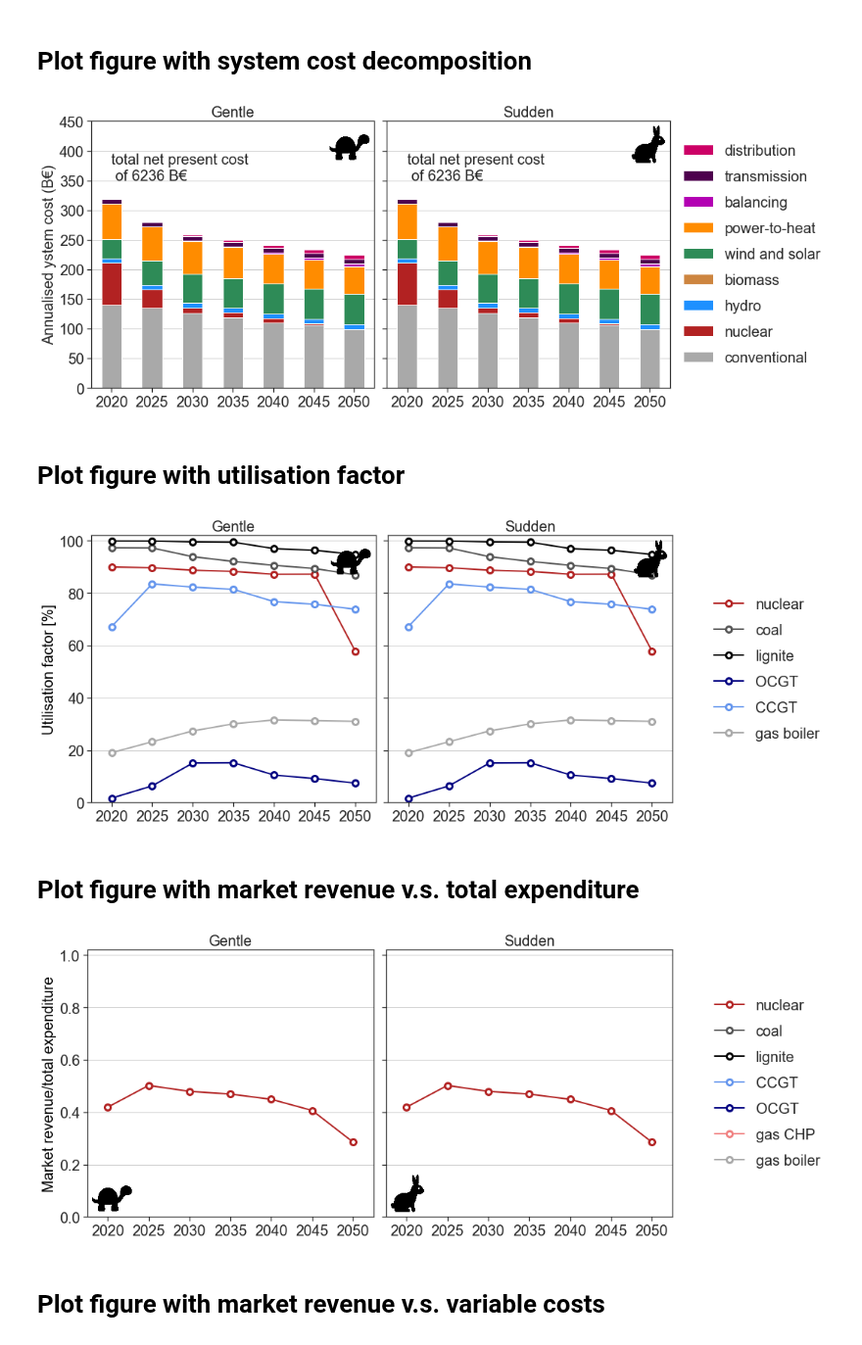
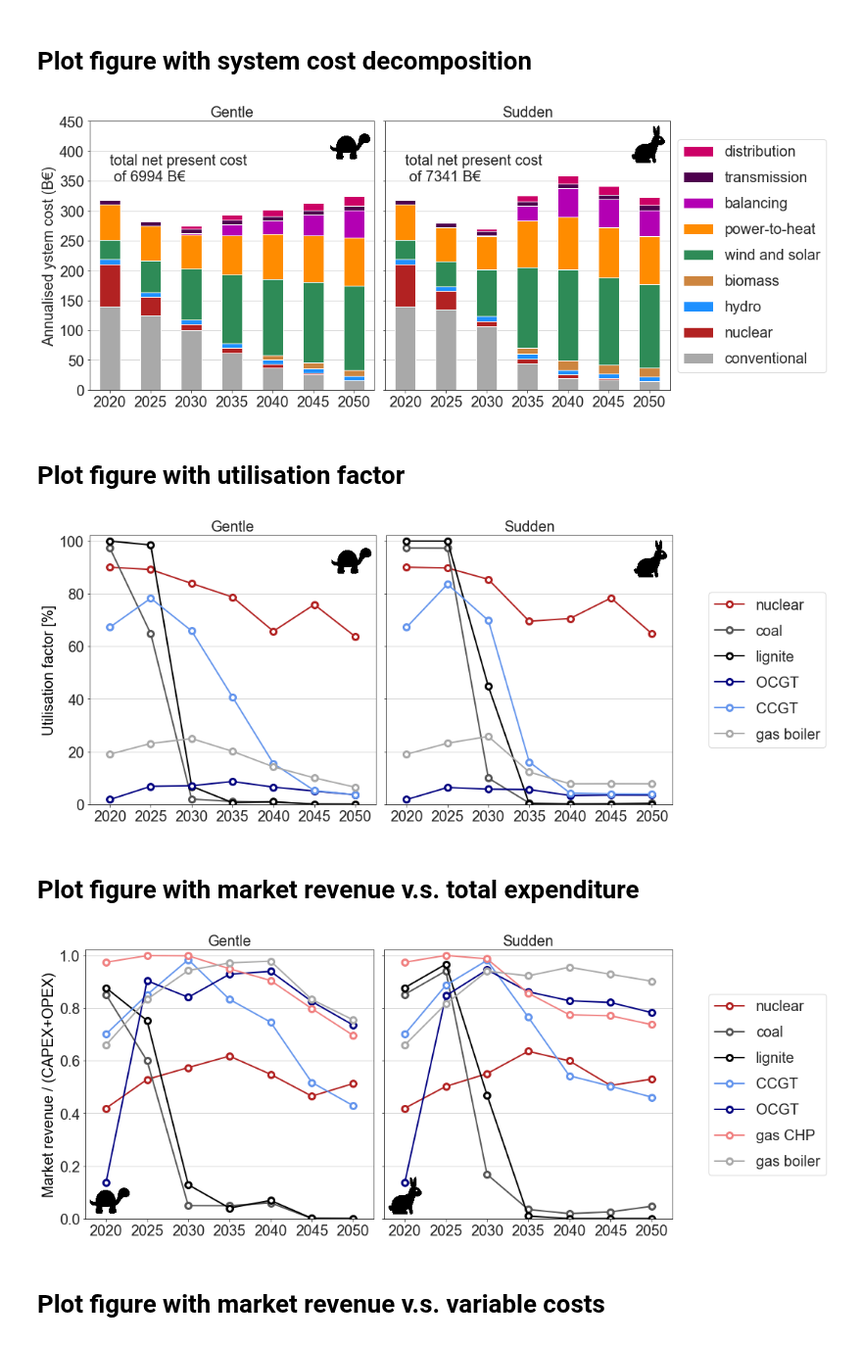
Before and after one commit to martavp/pypsa-eur-sec-30-path, a Jupyter notebook: paper_graphics/notebooks/summary_plot.ipynb, the cells around one changed output. Shown at 98% size. Cells and saved outputs as stored; diff of their text form; code cells hidden in the pictures.

```diff
--- a/paper_graphics/notebooks/summary_plot.ipynb
+++ b/paper_graphics/notebooks/summary_plot.ipynb
@@ -9,7 +9,7 @@ import matplotlib.pyplot as plt
 import seaborn as sns
 %matplotlib inline
 # %%
-version = 'wo_CO2_budget' #'w_EV_exp' #'w_Tran_exp' #'w_Retro'#'w_DH_exp' #'Base' #'wo_CO2_budget'
+version = 'Base' #'wo_CO2_budget' #'w_EV_exp' #'w_Tran_exp' #'w_Retro'#'w_DH_exp' #'Base' #'wo_CO2_budget'
 co2_1990 = 2232e6 # Mt co2 emission in 1990
 rate = 0.02 # social discount rate, assumed equal to inflation rate averged for the the 20 paste years in Europe
 years = np.arange(2020,2055,5)
@@ -318,7 +327,7 @@ fig.tight_layout()
 
 plt.savefig('../../figures/System_cost_{}.png'.format(version),dpi=500, bbox_inches='tight')
 # %% [output]
-[figure, old version]
+[figure, new version]
 # %% [markdown]
 # Plot figure with utilisation factor
 # %%
@@ -374,7 +383,7 @@ ax.legend(handles1,labels1,ncol=1,loc="center left",fontsize=fs,bbox_to_anchor=[
 fig.tight_layout()
 plt.savefig('../../figures/utilisation_factors_{}.png'.format(version),dpi=500, bbox_inches='tight')
 # %% [output]
-[figure, old version]
+[figure, new version]
 # %% [markdown]
 # Plot figure with market revenue v.s. total expenditure
 # %%
@@ -417,35 +426,35 @@ expenditure.loc['gas boiler'] += gas_fuel_cost.loc['gas boiler']+gas_fuel_cost.l
 df = revenue/expenditure
 
 ax = axes[0]
 df['go'].T.plot(ax=ax,fontsize=fs,color=tech_colors[df.index],lw=2,legend=False,marker='o',
                 markerfacecolor='white',ms=ms,mew=mew,style='-',rot=0)
-ax.set_ylabel("Market revenue/total expenditure",fontsize=fs,color=tech_colors['lignite'])
+ax.set_ylabel("Market revenue / (CAPEX+OPEX)",fontsize=fs,color=tech_colors['lignite'])
 ax.set_title('Gentle',fontsize=fs)
 place_image(im_tortoise, loc='lower left', ax=ax, pad=0, zoom=0.1)
 handles1,labels1 = ax.get_legend_handles_labels()
 
 df['go'].T.plot(kind='bar',ax=ax,stacked=True,fontsize=fs,color=tech_colors[df.index],lw=lw,legend=False,alpha=0,rot=0)
 ax.set_xlabel("")
 ax.grid('on',axis='y')
 
 ax = axes[1]
 df['wait'].T.plot(ax=ax,fontsize=fs,color=tech_colors[df.index],lw=2,legend=False,marker='o',
                   markerfacecolor='white',ms=ms,mew=mew,style='-',rot=0)
 ax.set_ylim([0,1.02])
 ax.set_xlim([2018,2052])
 ax.set_title('Sudden',fontsize=fs)
 place_image(im_hare, loc='lower left', ax=ax, pad=0, zoom=0.1)
 handles2,labels2 = ax.get_legend_handles_labels()
 
 df['wait'].T.plot(kind='bar',ax=ax,stacked=True,fontsize=fs,color=tech_colors[df.index],lw=lw,legend=False,alpha=0,rot=0)
 ax.set_xlabel("")
 ax.grid('on',axis='y')
 
 ax.legend(handles1,labels1,ncol=1,loc="center left",fontsize=fs,bbox_to_anchor=[1.1,0.5],labelspacing=0.8)
 fig.tight_layout()
 plt.savefig('../../figures/revenue_vs_expenditure_{}.png'.format(version),dpi=500, bbox_inches='tight')
 # %% [output]
-[figure, old version]
+[figure, new version]
 # %% [markdown]
 # Plot figure with market revenue v.s. variable costs
 # %%
```
Also changed, not shown: parts of 10 cells of this notebook, 59 other files.
